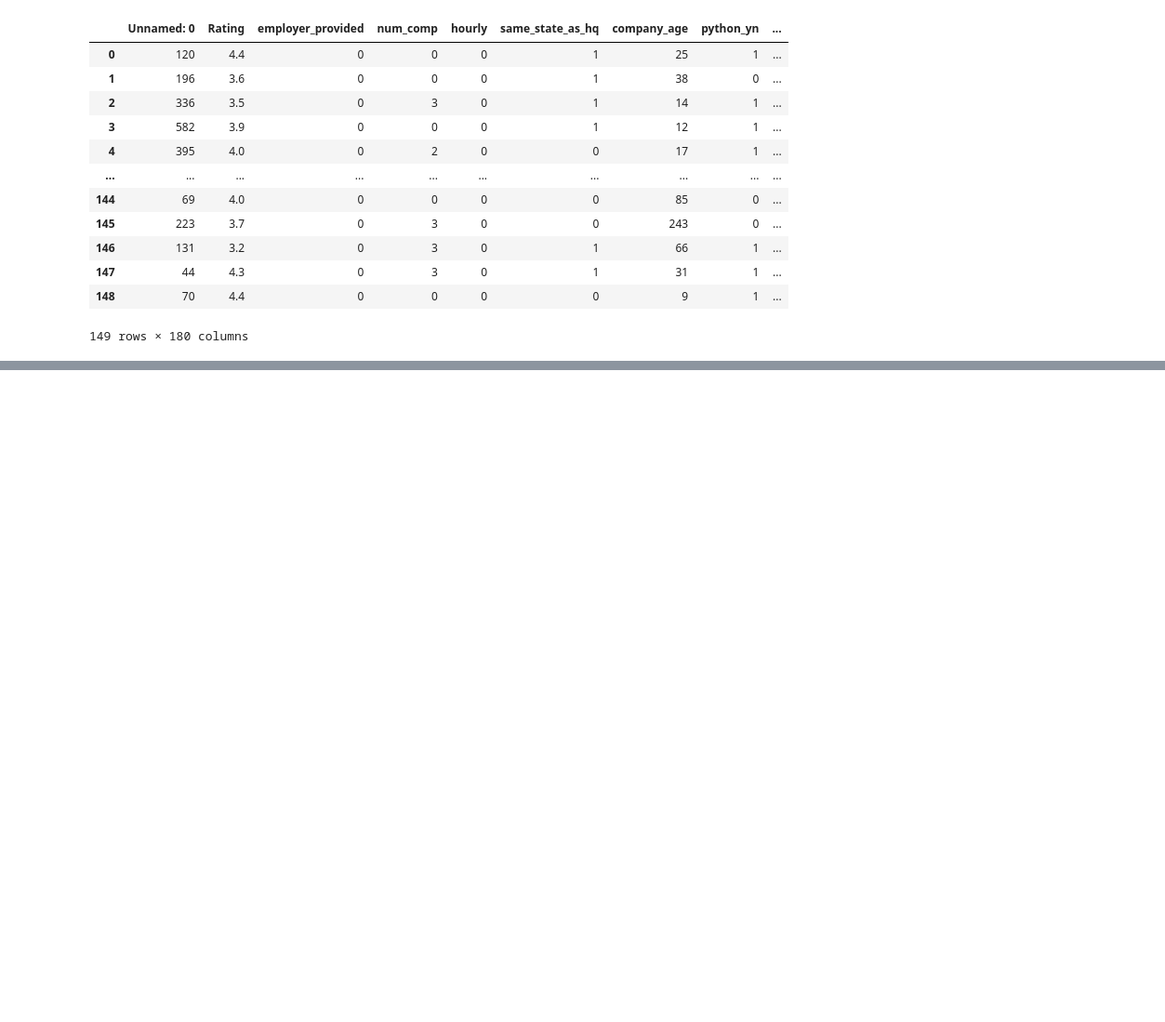
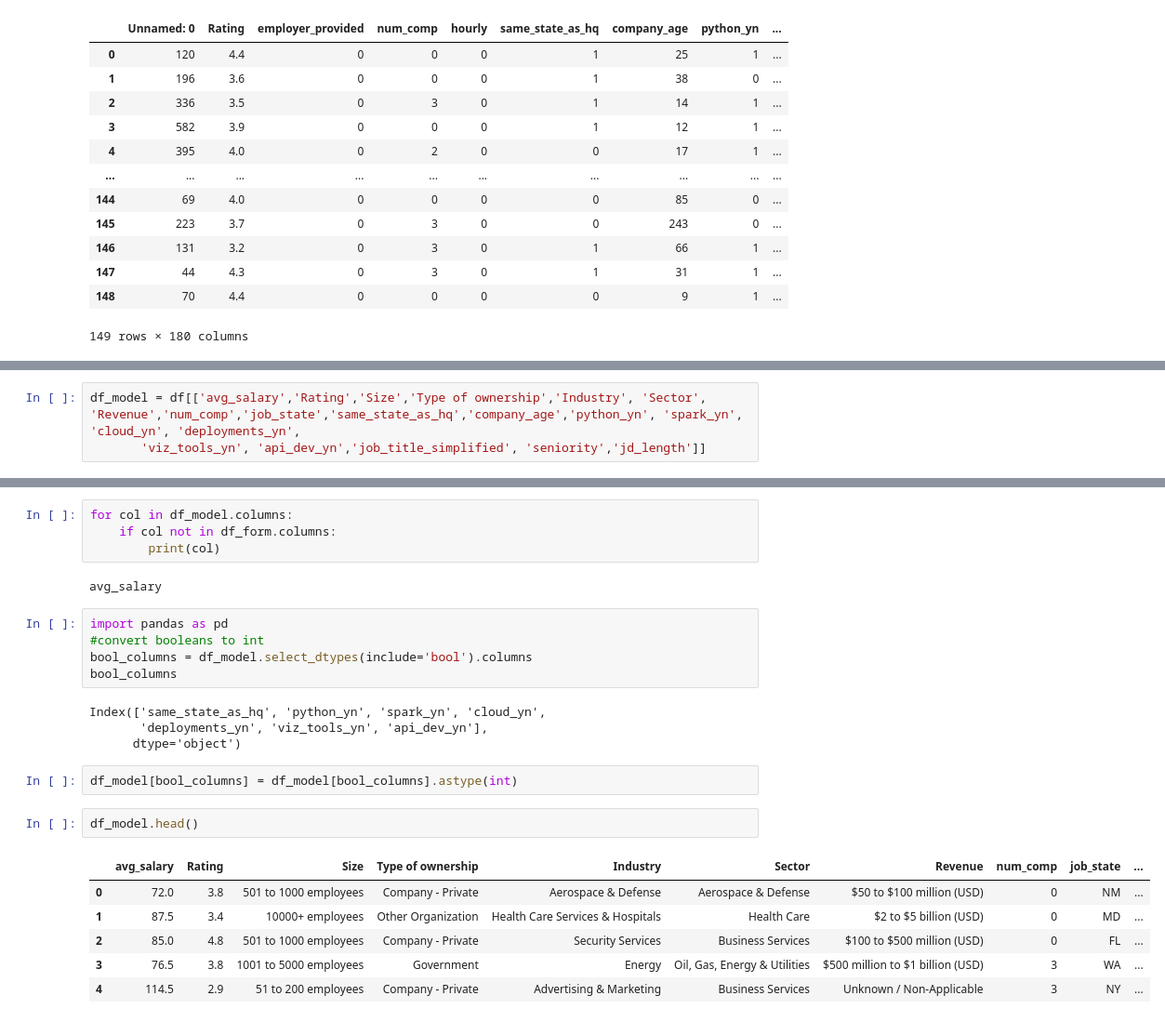
Before and after one commit to Sud-ranjan/dataScience_salaries, a Jupyter notebook: data_exploration.ipynb, the cells around one changed output, grey strips where cells are left out. Shown at 93% size. Drawn from its saved outputs; the diff is of its cells as text; blank space fills up the shorter version.

```diff
--- a/data_exploration.ipynb
+++ b/data_exploration.ipynb
@@ -366,0 +604,3 @@ array([[1.960e+02, 3.600e+00, 0.000e+00, 0.000e+00, 0.000e+00, 1.000e+00,
+# %%
+df_model = df[['avg_salary','Rating','Size','Type of ownership','Industry', 'Sector', 'Revenue','num_comp','job_state','same_state_as_hq','company_age','python_yn', 'spark_yn', 'cloud_yn', 'deployments_yn',
+       'viz_tools_yn', 'api_dev_yn','job_title_simplified', 'seniority','jd_length']]
@@ -366,0 +616,26 @@ array([[1.960e+02, 3.600e+00, 0.000e+00, 0.000e+00, 0.000e+00, 1.000e+00,
+# %%
+for col in df_model.columns:
+    if col not in df_form.columns:
+        print(col)
+# %% [output]
+avg_salary
+# %%
+import pandas as pd
+#convert booleans to int
+bool_columns = df_model.select_dtypes(include='bool').columns
+bool_columns
+# %% [output]
+Index(['same_state_as_hq', 'python_yn', 'spark_yn', 'cloud_yn',
+       'deployments_yn', 'viz_tools_yn', 'api_dev_yn'],
+      dtype='object')
+# %%
+df_model[bool_columns] = df_model[bool_columns].astype(int)
+# %%
+df_model.head()
+# %% [output]
+|  | avg_salary | Rating | Size | Type of ownership | Industry | Sector | Revenue | num_comp | job_state | ... |
+| 0 | 72.0 | 3.8 | 501 to 1000 employees | Company - Private | Aerospace & Defense | Aerospace & Defense | $50 to $100 million (USD) | 0 | NM | ... |
+| 1 | 87.5 | 3.4 | 10000+ employees | Other Organization | Health Care Services & Hospitals | Health Care | $2 to $5 billion (USD) | 0 | MD | ... |
+| 2 | 85.0 | 4.8 | 501 to 1000 employees | Company - Private | Security Services | Business Services | $100 to $500 million (USD) | 0 | FL | ... |
+| 3 | 76.5 | 3.8 | 1001 to 5000 employees | Government | Energy | Oil, Gas, Energy & Utilities | $500 million to $1 billion (USD) | 3 | WA | ... |
+| 4 | 114.5 | 2.9 | 51 to 200 employees | Company - Private | Advertising & Marketing | Business Services | Unknown / Non-Applicable | 3 | NY | ... |
```
Also changed, not shown: parts of 29 cells of this notebook, 5 other files.
